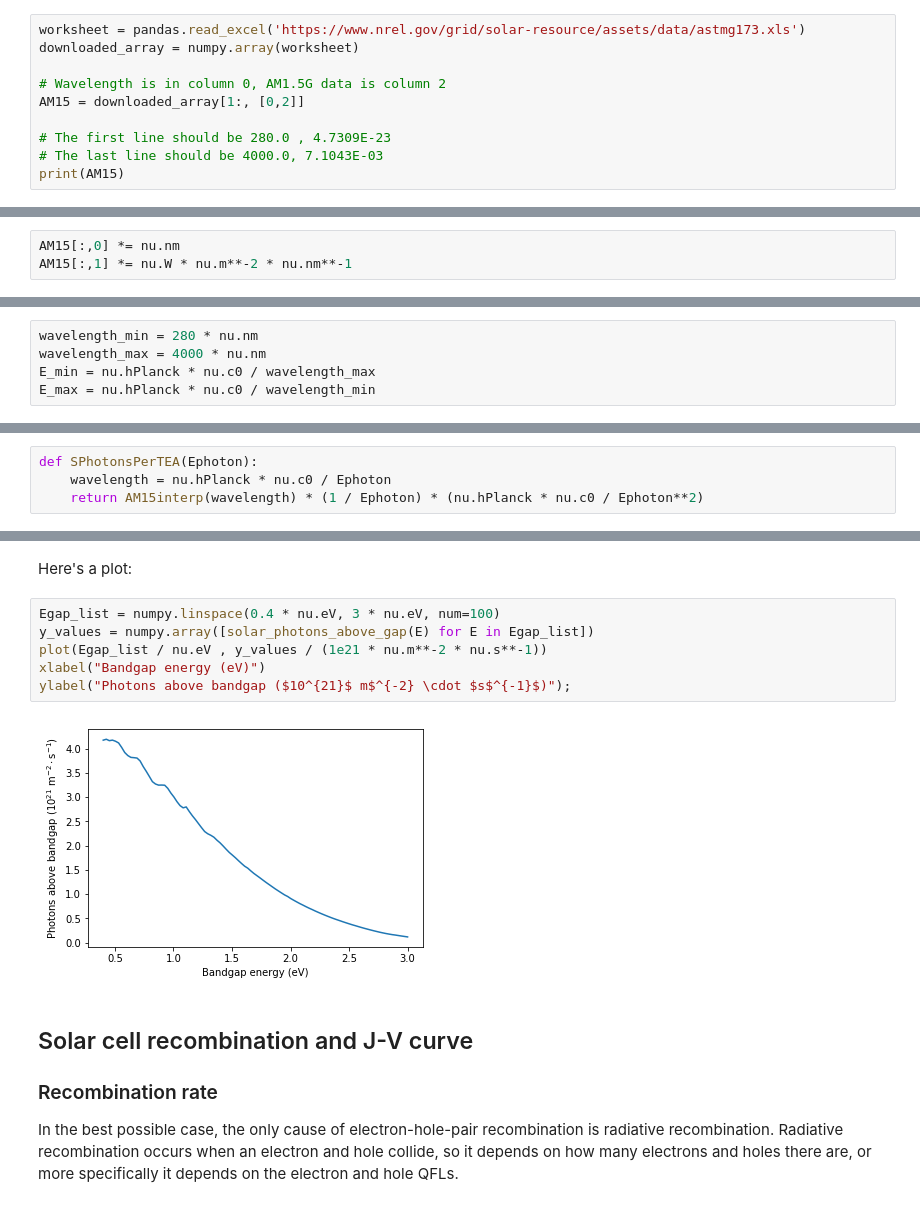
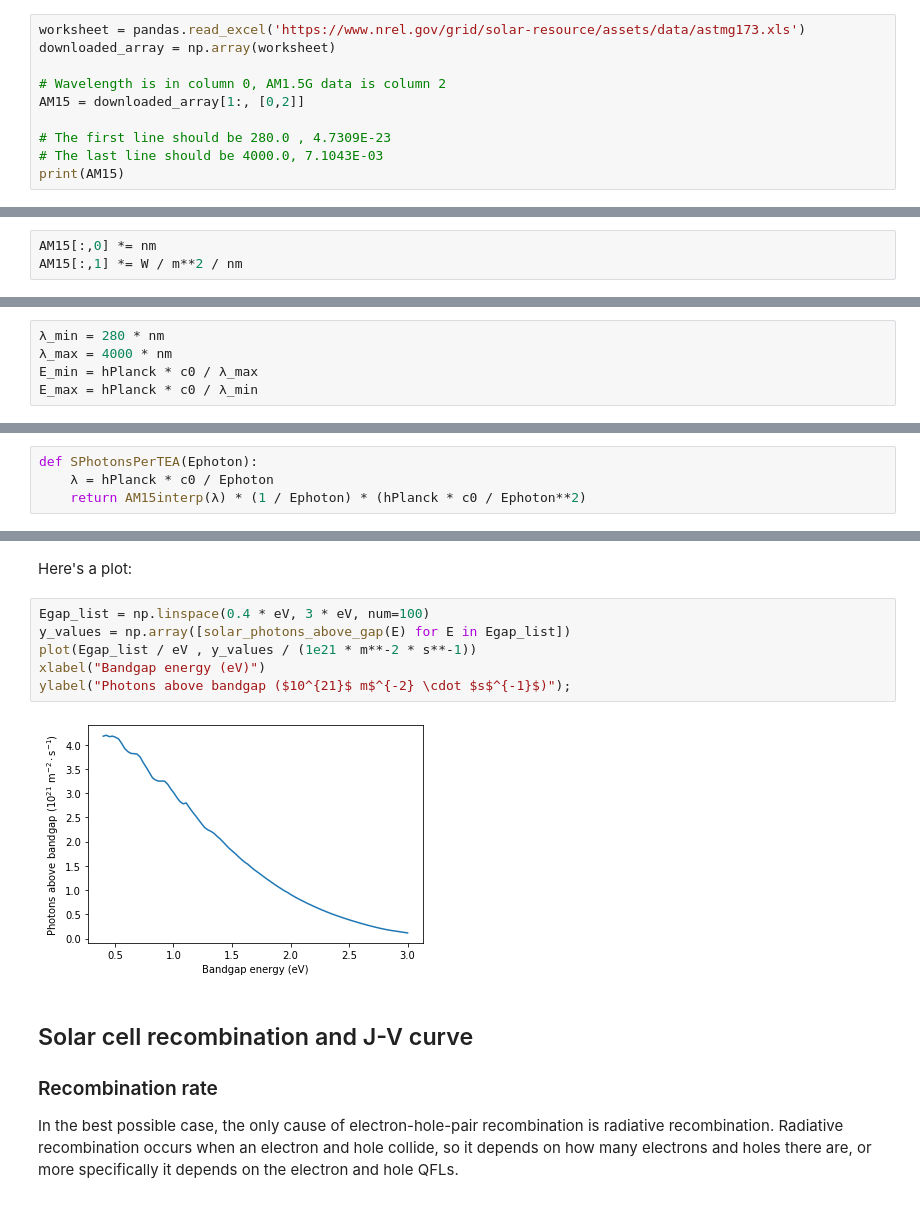
Before and after one commit to sbyrnes321/SolarCellEfficiencyLimits, a Jupyter notebook: sq.ipynb, the cells around one changed output, grey strips where cells are left out. Drawn from its saved outputs; the diff is of its cells as text.

```diff
--- a/sq.ipynb
+++ b/sq.ipynb
@@ -63,7 +56,7 @@ Tcell = 300 * nu.K
 The incident light intensity and spectrum is assumed to be the NREL AM1.5G spectrum, which approximates the light coming from the sun and sky at a typical latitude on a clear day. For more information go to https://www.nrel.gov/grid/solar-resource/spectra.html
 # %%
 worksheet = pandas.read_excel('https://www.nrel.gov/grid/solar-resource/assets/data/astmg173.xls')
-downloaded_array = numpy.array(worksheet)
+downloaded_array = np.array(worksheet)
 
 # Wavelength is in column 0, AM1.5G data is column 2
 AM15 = downloaded_array[1:, [0,2]]
@@ -82,15 +75,15 @@ print(AM15)
 # %% [markdown]
 Tack on the appropriate units:
 # %%
-AM15[:,0] *= nu.nm
-AM15[:,1] *= nu.W * nu.m**-2 * nu.nm**-1
+AM15[:,0] *= nm
+AM15[:,1] *= W / m**2 / nm
 # %% [markdown]
 The NREL data spans the following spectral range (in terms of both photon-wavelength and photon-frequency):
 # %%
-wavelength_min = 280 * nu.nm
-wavelength_max = 4000 * nu.nm
-E_min = nu.hPlanck * nu.c0 / wavelength_max
-E_max = nu.hPlanck * nu.c0 / wavelength_min
+λ_min = 280 * nm
+λ_max = 4000 * nm
+E_min = hPlanck * c0 / λ_max
+E_max = hPlanck * c0 / λ_min
 # %% [markdown]
 Interpolate to get a continuous function which I will be able to do integrals on:
 # %%
@@ -117,8 +110,8 @@ $ = (\text{AM1.5 spectrum}) \; \frac{1}{\text{photon energy}} \; \frac{hc}{E^2}$
 (I used $\left| \frac{d\lambda}{dE} \right| = \left| \frac{d}{dE} (\frac{hc}{E}) \right| = \frac{hc}{E^2}$.)
 # %%
 def SPhotonsPerTEA(Ephoton):
-    wavelength = nu.hPlanck * nu.c0 / Ephoton
-    return AM15interp(wavelength) * (1 / Ephoton) * (nu.hPlanck * nu.c0 / Ephoton**2)
+    λ = hPlanck * c0 / Ephoton
+    return AM15interp(λ) * (1 / Ephoton) * (hPlanck * c0 / Ephoton**2)
 # %% [markdown]
 Example: The following calculation means that there are $1.43 \times 10^{18}$ solar photons with energy between 2eV and 2.001eV that hit a 1-square-meter patch each second:
 # %%
@@ -154,13 +147,13 @@ print(solar_photons_above_gap(1.1 * nu.eV) * (1 * nu.m**2) * (1 * nu.s))
 # %% [markdown]
 Here's a plot:
 # %%
-Egap_list = numpy.linspace(0.4 * nu.eV, 3 * nu.eV, num=100)
-y_values = numpy.array([solar_photons_above_gap(E) for E in Egap_list])
-plot(Egap_list / nu.eV , y_values / (1e21 * nu.m**-2 * nu.s**-1))
+Egap_list = np.linspace(0.4 * eV, 3 * eV, num=100)
+y_values = np.array([solar_photons_above_gap(E) for E in Egap_list])
+plot(Egap_list / eV , y_values / (1e21 * m**-2 * s**-1))
 xlabel("Bandgap energy (eV)")
 ylabel("Photons above bandgap ($10^{21}$ m$^{-2} \cdot $s$^{-1}$)");
 # %% [output]
-[figure, old version]
+[figure, new version]
 # %% [markdown]
 ## Solar cell recombination and J-V curve
 
```
Also changed, not shown: parts of 27 cells of this notebook.
